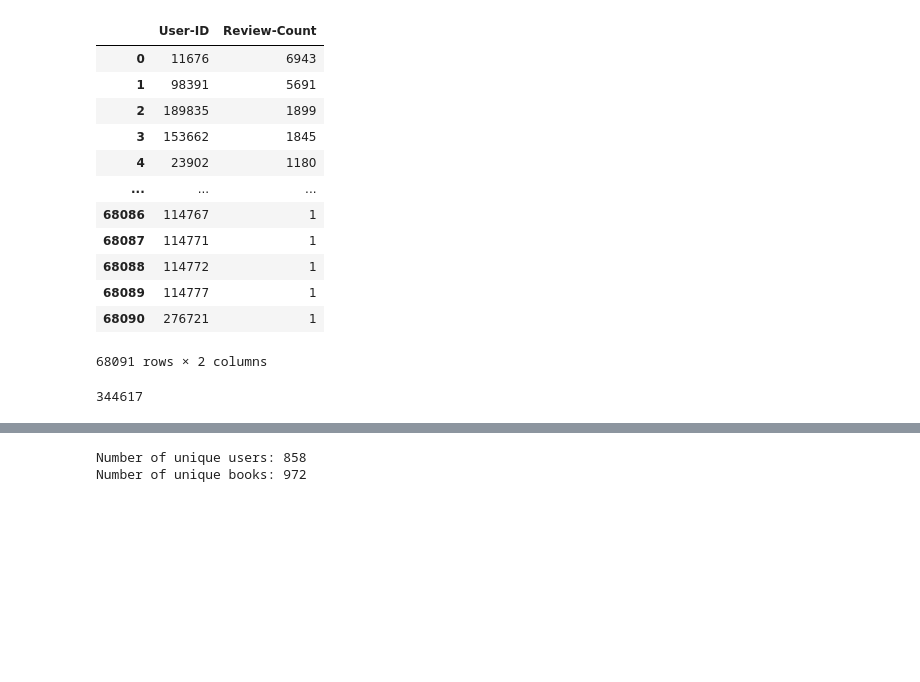
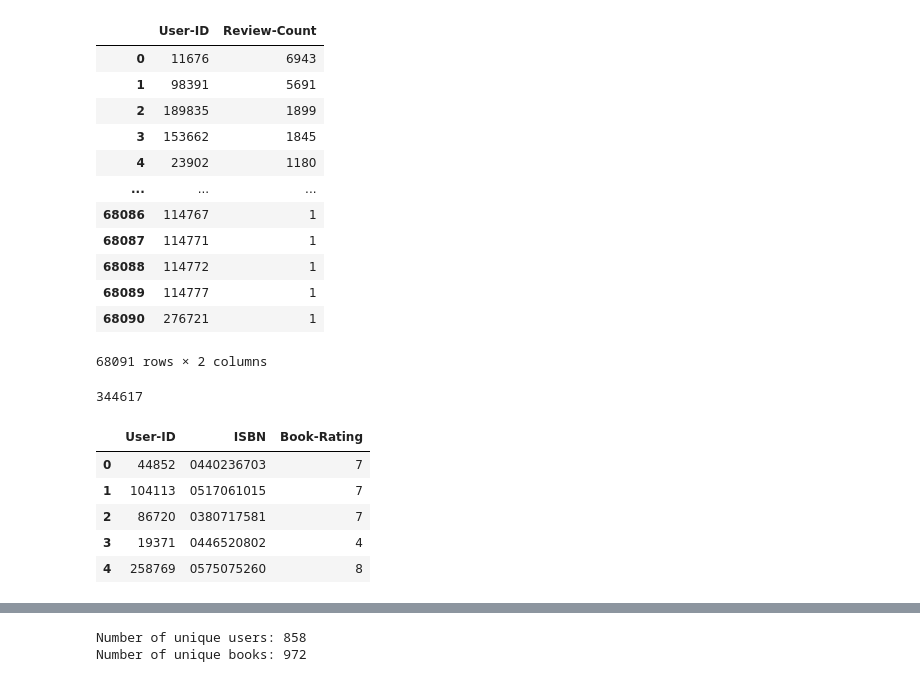
Before and after one commit to hyunji0618/BayesianBookRecommender, a Jupyter notebook: Sam_Bayesian_book_model.ipynb, the cells around one changed output, grey strips where cells are left out. Drawn from its saved outputs; the diff is of its cells as text; code cells hidden in the pictures; blank space fills up the shorter version.

```diff
--- a/Sam_Bayesian_book_model.ipynb
+++ b/Sam_Bayesian_book_model.ipynb
@@ -115,3 +99,12 @@ len(df)
 # %%
 # **Downsample to 1000 random rows for testing**
 df = df.sample(n=1000, random_state=42).reset_index(drop=True)
+# %%
+df.head()
+# %% [output]
+|  | User-ID | ISBN | Book-Rating |
+| 0 | 44852 | 0440236703 | 7 |
+| 1 | 104113 | 0517061015 | 7 |
+| 2 | 86720 | 0380717581 | 7 |
+| 3 | 19371 | 0446520802 | 4 |
+| 4 | 258769 | 0575075260 | 8 |
```
Also changed, not shown: parts of 13 cells of this notebook, 1 other file.
